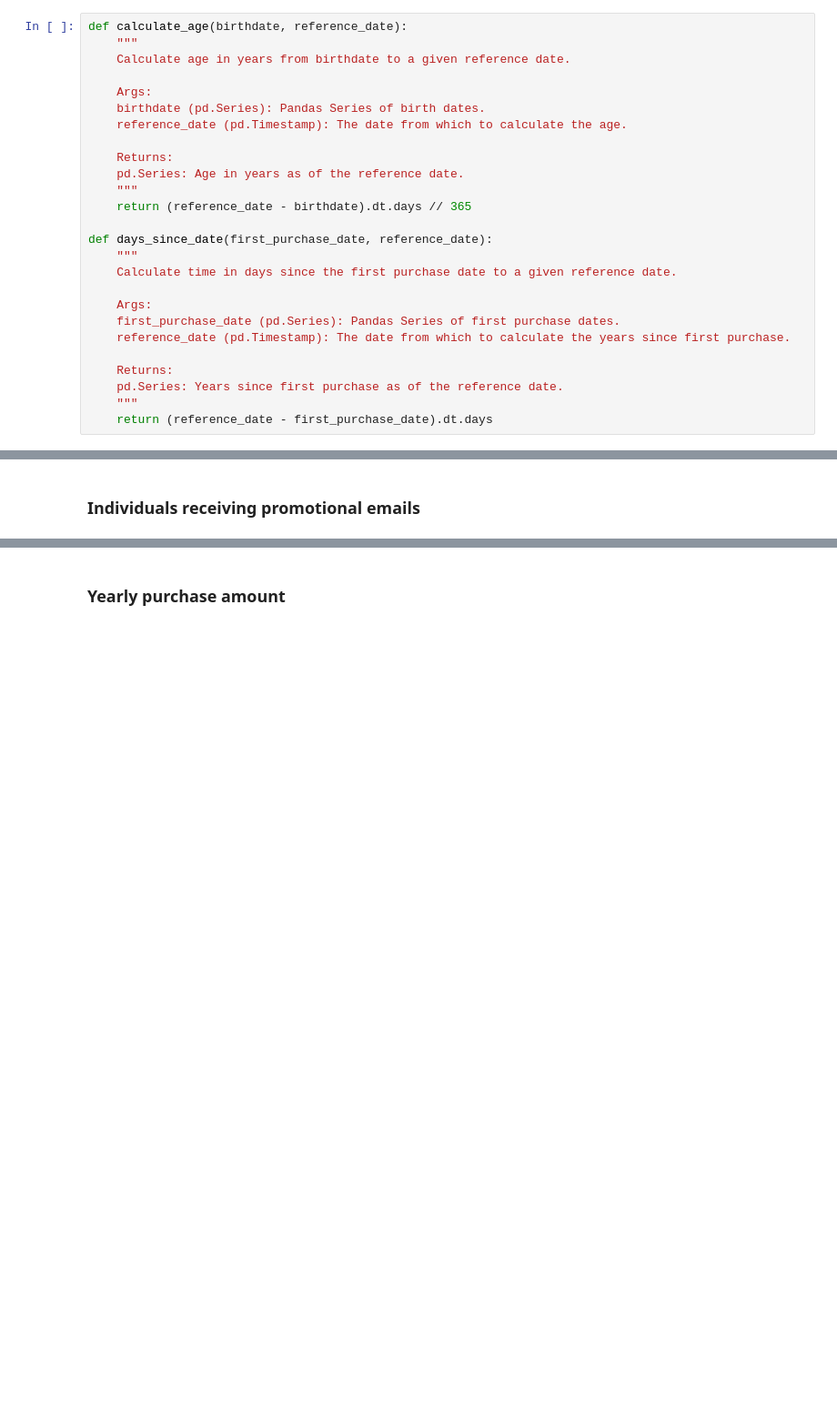
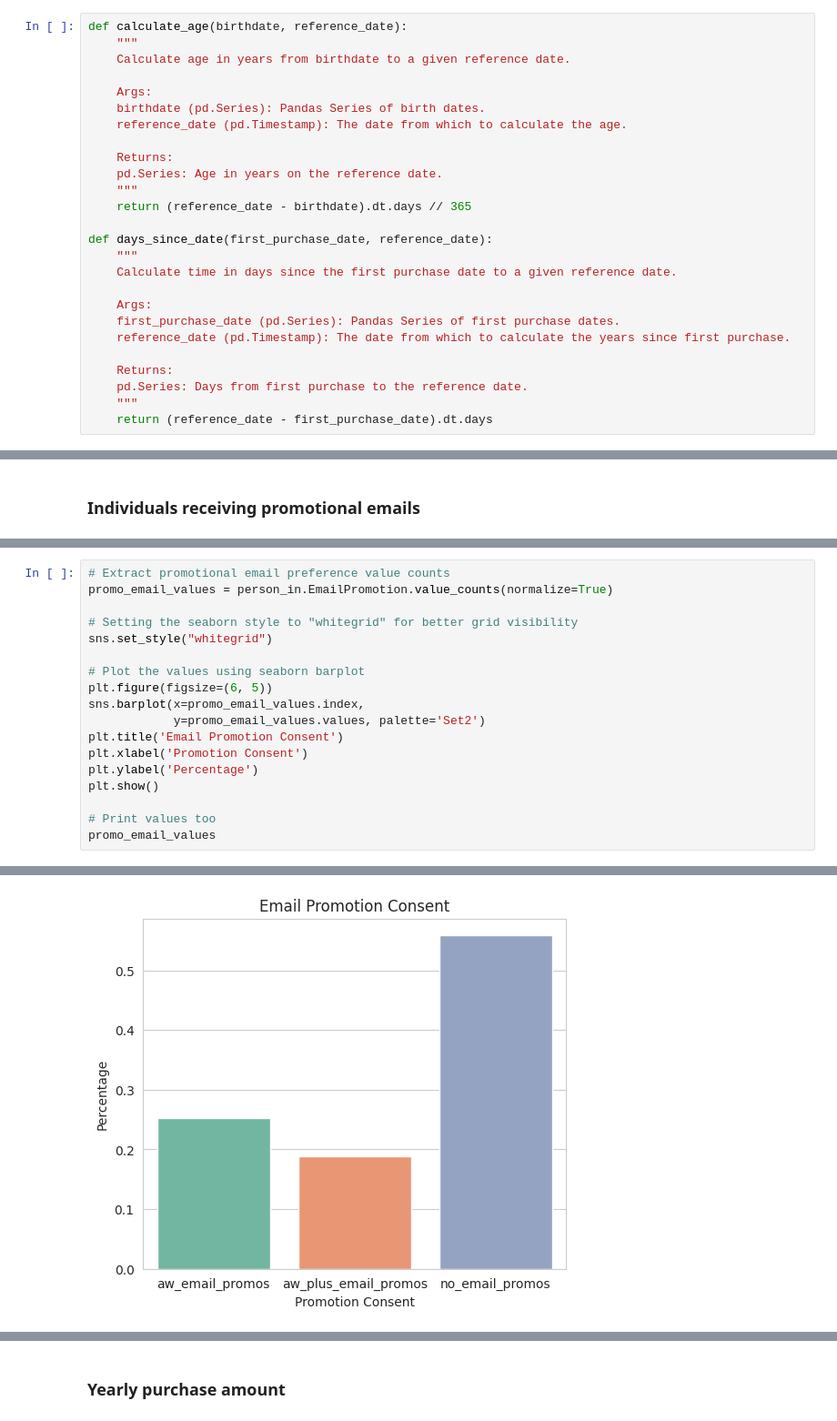
Before and after one commit to jamesrichardbunting/customer_segmentation, a Jupyter notebook: customer_segmentation.ipynb, the cells around one changed output, grey strips where cells are left out. Shown at 91% size. Drawn from its saved outputs; the diff is of its cells as text; blank space fills up the shorter version.

Commit message:
Small updates to markdown and slightly extended  analysis of email promotion groups.

```diff
--- a/customer_segmentation.ipynb
+++ b/customer_segmentation.ipynb
@@ -269,7 +271,7 @@ def calculate_age(birthdate, reference_date):
     reference_date (pd.Timestamp): The date from which to calculate the age.
 
     Returns:
-    pd.Series: Age in years as of the reference date.
+    pd.Series: Age in years on the reference date.
     """
     return (reference_date - birthdate).dt.days // 365
 
@@ -282,7 +284,7 @@ def days_since_date(first_purchase_date, reference_date):
     reference_date (pd.Timestamp): The date from which to calculate the years since first purchase.
 
     Returns:
-    pd.Series: Years since first purchase as of the reference date.
+    pd.Series: Days from first purchase to the reference date.
     """
     return (reference_date - first_purchase_date).dt.days
 # %%
@@ -345,0 +340,19 @@ Slightly over half of individuals have opted out of promotional emails.
+# %%
+# Extract promotional email preference value counts
+promo_email_values = person_in.EmailPromotion.value_counts(normalize=True)
+
+# Setting the seaborn style to "whitegrid" for better grid visibility
+sns.set_style("whitegrid")
+
+# Plot the values using seaborn barplot
+plt.figure(figsize=(6, 5))
+sns.barplot(x=promo_email_values.index,
+            y=promo_email_values.values, palette='Set2')
+plt.title('Email Promotion Consent')
+plt.xlabel('Promotion Consent')
+plt.ylabel('Percentage')
+plt.show()
+
+# Print values too
+promo_email_values
+# %% [output]
@@ -345,0 +362 @@ Slightly over half of individuals have opted out of promotional emails.
+[figure, added]
```
Also changed, not shown: parts of 16 cells of this notebook.
